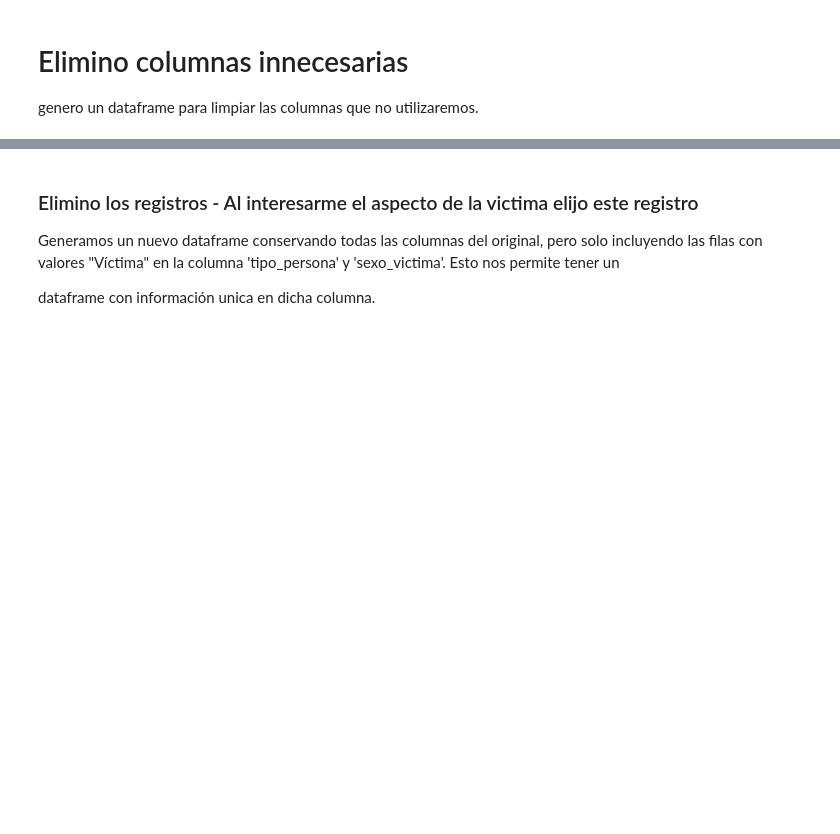
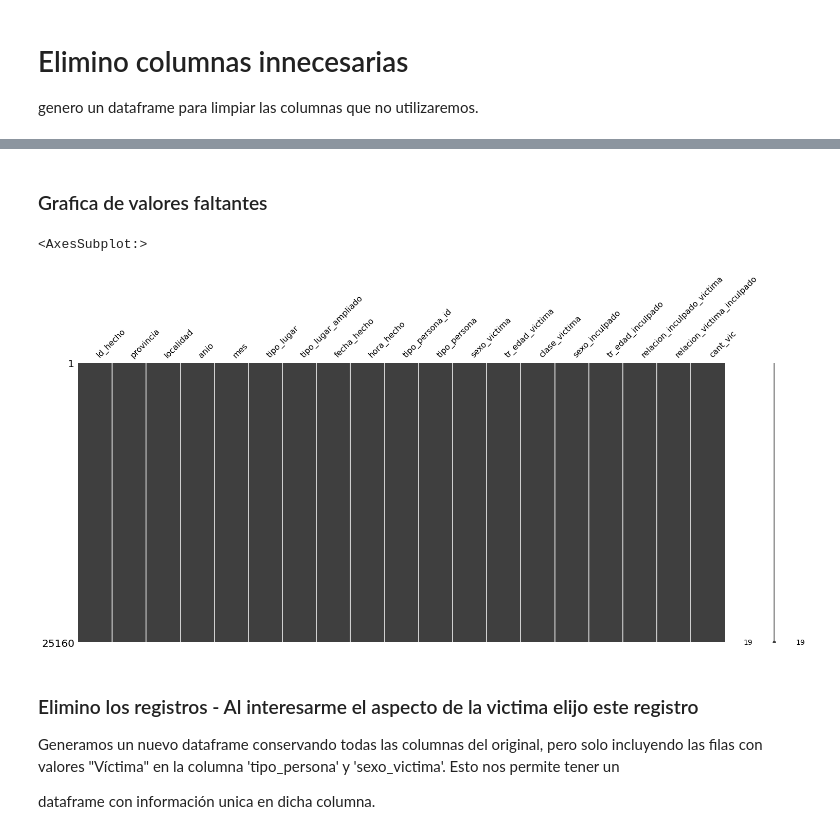
Before and after one commit to ianCristianAriel/2017--2021-argentina-analisis-delitos-registrados, a Jupyter notebook: notebooks/limpios/1_limpieza.ipynb, the cells around one changed output, grey strips where cells are left out. Saved outputs shown, nothing was run; the diff lists cells and outputs as text; code cells hidden in the pictures; blank space fills up the shorter version.

```diff
--- a/notebooks/limpios/1_limpieza.ipynb
+++ b/notebooks/limpios/1_limpieza.ipynb
@@ -70,0 +127,2 @@ df_limpio = df.drop(columns=['federal','Cod_INDEC_Prov','Cod_INDEC','departament
+# %% [markdown]
+### Grafica de valores faltantes
@@ -71,3 +131,8 @@ df_limpio = df.drop(columns=['federal','Cod_INDEC_Prov','Cod_INDEC','departament
+# %%
+msno.matrix(df_limpio)
+# %% [output]
+<AxesSubplot:>
+[figure, added]
 # %%
 df_limpio.info()
 # %% [markdown]
```
Also changed, not shown: parts of 6 cells of this notebook, 4 other files.
